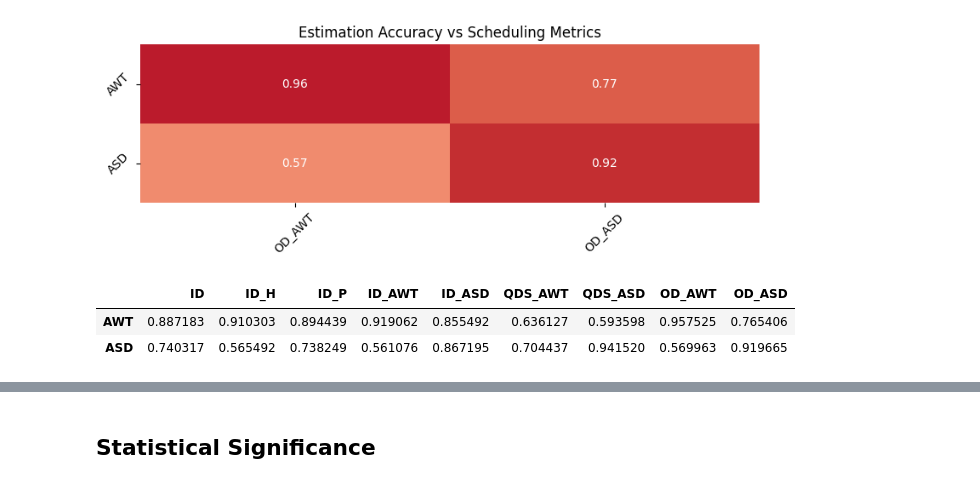
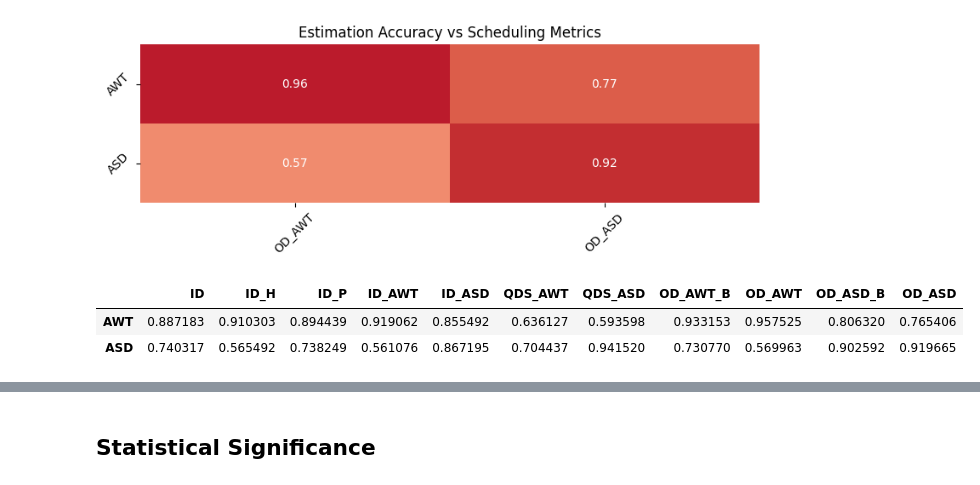
Before and after one commit to davide-leone/duration-prediction-accuracy-vs-scheduling-performance, a Jupyter notebook: 3 - Metric Analysis/3 - ALL_H - scheduling_aware_metrics_analysis.ipynb, the cells around one changed output, grey strips where cells are left out. Cells and saved outputs as stored; diff of their text form; code cells hidden in the pictures.

```diff
--- a/3 - Metric Analysis/3 - ALL_H - scheduling_aware_metrics_analysis.ipynb
+++ b/3 - Metric Analysis/3 - ALL_H - scheduling_aware_metrics_analysis.ipynb
@@ -294,7 +299,9 @@ df = pd.DataFrame(
         "QDS_AWT": [1409.4364194153864, 0, 1327.373059941865, 1448.5140839698893, 1629.9730081277864, 1250.859007882153, 1052.3859088097101],
         "QDS_ASD": [804.8702113164295, 0, 736.5203244682393, 373.67552242557986, 812.3270220913445, 348.14878887890626, 173.09745083771537],
         "OD_AWT": [283004150293.5945, 0, 295415161502.7938, 551560845936.1371, 636150539576.1218, 206013712424.1821, 50391415149.07882],
-        "OD_ASD": [2162174805.4826117, 0, 1941274862.2819943, 868986061.0545799, 3432582312.374844, 500737827.3971645, 99360494.30367362]
+        "OD_AWT_B": [6044735381.354713, 0, 6031035121.288356, 7784968655.354625, 10900871093.854172, 3368941200.530865, 1156735408.157041],
+        "OD_ASD": [2162174805.4826117, 0, 1941274862.2819943, 868986061.0545799, 3432582312.374844, 500737827.3971645, 99360494.30367362],
+        "OD_ASD_B": [3453733973.4486723, 0, 3348465211.818281, 2012286206.9909694, 5436002300.947572, 939611995.0916473, 191178450.52761608]
      }
 )
 
@@ -307,6 +314,8 @@ df.QDS_AWT = df.QDS_AWT/max(df.QDS_AWT)
 df.QDS_ASD = df.QDS_ASD/max(df.QDS_ASD)
 df.OD_AWT = df.OD_AWT/max(df.OD_AWT)
 df.OD_ASD = df.OD_ASD/max(df.OD_ASD)
+df.OD_AWT_B = df.OD_AWT_B/max(df.OD_AWT_B)
+df.OD_ASD_B = df.OD_ASD_B/max(df.OD_ASD_B)
 
 df
 # %% [output]
@@ -348,15 +357,15 @@ plt.show()
 # %%
 corr_cols = [
     "AWT", "ASD",
-    "ID", "ID_H", "ID_P", "ID_AWT", "ID_ASD", "QDS_AWT", "QDS_ASD", "OD_AWT", "OD_ASD"
+    "ID", "ID_H", "ID_P", "ID_AWT", "ID_ASD", "QDS_AWT", "QDS_ASD", "OD_AWT_B", "OD_AWT", "OD_ASD_B", "OD_ASD"
 ]
 
 corr = df[corr_cols].corr()
 # %%
-corr.iloc[0:2, -9:]
+corr.iloc[0:2, -11:]
 # %% [output]
-|  | ID | ID_H | ID_P | ID_AWT | ID_ASD | QDS_AWT | QDS_ASD | OD_AWT | OD_ASD |
-| AWT | 0.887183 | 0.910303 | 0.894439 | 0.919062 | 0.855492 | 0.636127 | 0.593598 | 0.957525 | 0.765406 |
-| ASD | 0.740317 | 0.565492 | 0.738249 | 0.561076 | 0.867195 | 0.704437 | 0.941520 | 0.569963 | 0.919665 |
+|  | ID | ID_H | ID_P | ID_AWT | ID_ASD | QDS_AWT | QDS_ASD | OD_AWT_B | OD_AWT | OD_ASD_B | OD_ASD |
+| AWT | 0.887183 | 0.910303 | 0.894439 | 0.919062 | 0.855492 | 0.636127 | 0.593598 | 0.933153 | 0.957525 | 0.806320 | 0.765406 |
+| ASD | 0.740317 | 0.565492 | 0.738249 | 0.561076 | 0.867195 | 0.704437 | 0.941520 | 0.730770 | 0.569963 | 0.902592 | 0.919665 |
 # %%
 plt.figure(figsize=(8, 3))
```
Also changed, not shown: parts of 7 cells of this notebook, 2 other files.
